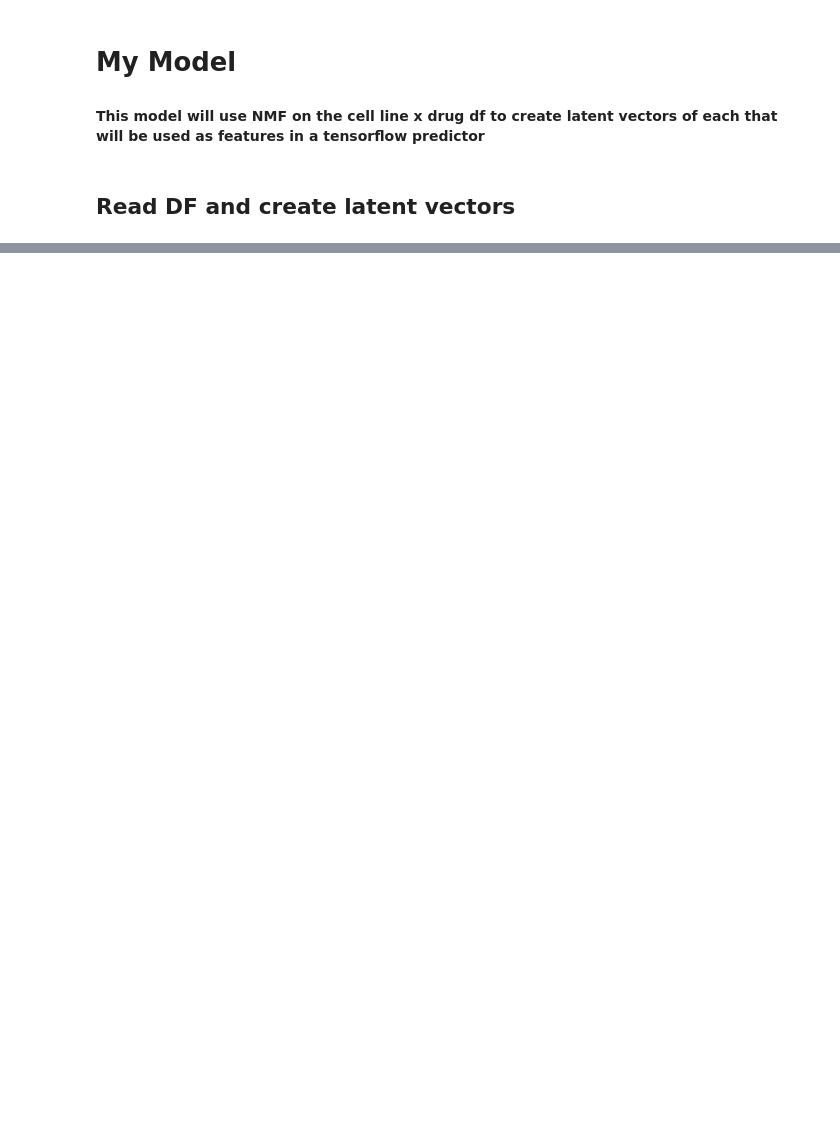
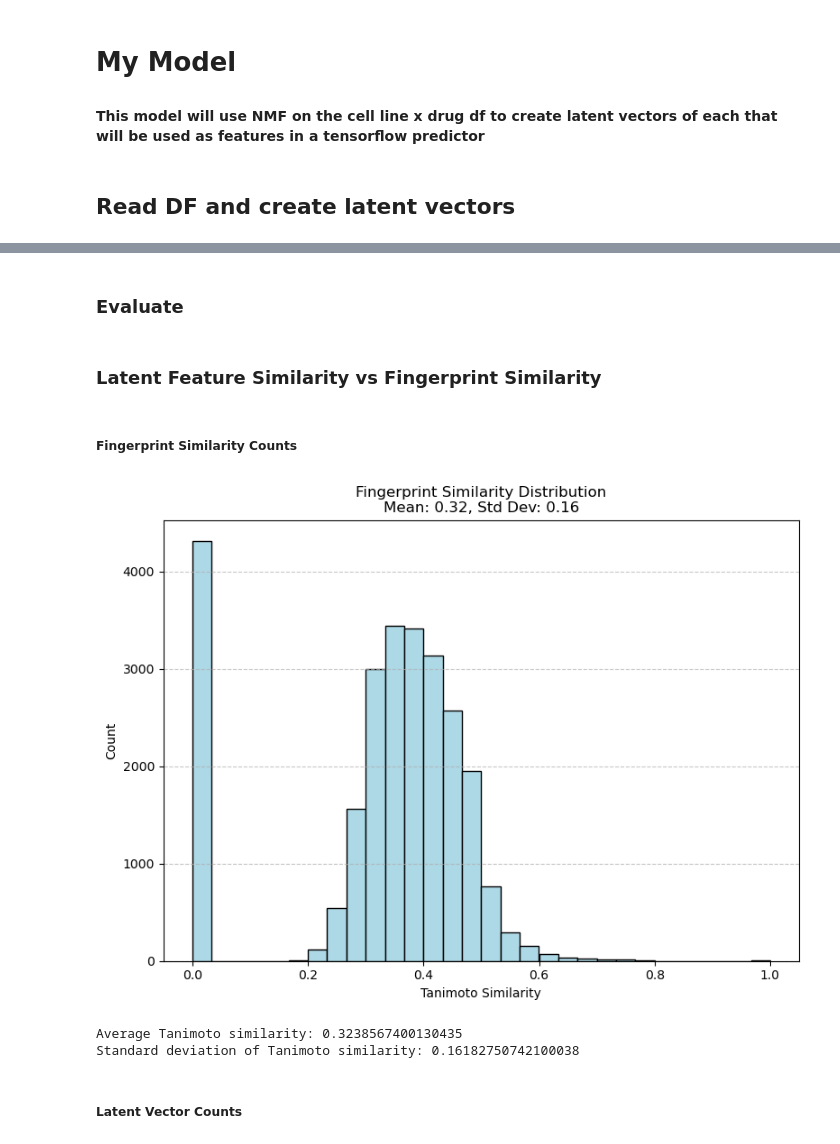
Before and after one commit to MatthewCarey24/CaDRReS-Sc, a Jupyter notebook: cs135_style/my_model.ipynb, the cells around one changed output, grey strips where cells are left out. Cells and saved outputs as stored; diff of their text form; code cells hidden in the pictures; blank space fills up the shorter version.

```diff
--- a/cs135_style/my_model.ipynb
+++ b/cs135_style/my_model.ipynb
@@ -144,0 +114,2 @@ ValueError: Negative values in data passed to NMF (input X)
+# %% [markdown]
+### Evaluate
@@ -144,0 +124,2 @@ ValueError: Negative values in data passed to NMF (input X)
+# %% [markdown]
+### Latent Feature Similarity vs Fingerprint Similarity
@@ -144,0 +177,40 @@ ValueError: Negative values in data passed to NMF (input X)
+# %% [markdown]
+##### Fingerprint Similarity Counts
+# %%
+import matplotlib.pyplot as plt
+from itertools import combinations
+
+dataset_drug_df = pd.read_csv('../preprocessed_data/GDSC/drug_stat.csv', index_col=0) # hn_drug_stat | drug_stat
+dataset_drug_df.index = dataset_drug_df.index.astype(str)
+pubchem_cids = dataset_drug_df.iloc[:, 6].to_dict()
+
+assert(len(pubchem_cids) == svd.components_.shape[1])
+
+fp_similarities = []
+
+compound_pairs = list(combinations(pubchem_cids.values(), 2))
+
+for compound1, compound2 in compound_pairs:
+    similarity = compute_fp_similarity_from_cid(compound1, compound2)
+    fp_similarities.append(similarity)
+
+mean_similarity = np.mean(fp_similarities)
+std_dev_similarity = np.std(fp_similarities)
+
+plt.figure(figsize=(8, 6))
+plt.hist(fp_similarities, bins=30, color='lightblue', edgecolor='black')
+plt.title(f"Fingerprint Similarity Distribution\nMean: {mean_similarity:.2f}, Std Dev: {std_dev_similarity:.2f}")
+plt.xlabel("Tanimoto Similarity")
+plt.ylabel("Count")
+plt.grid(axis='y', linestyle='--', alpha=0.7)
+plt.tight_layout()
+plt.show()
+
+print("Average Tanimoto similarity:", mean_similarity)
+print("Standard deviation of Tanimoto similarity:", std_dev_similarity)
+# %% [output]
+[figure, added]
+Average Tanimoto similarity: 0.3238567400130435
+Standard deviation of Tanimoto similarity: 0.16182750742100038
+# %% [markdown]
+##### Latent Vector Counts
```
Also changed, not shown: parts of 11 cells of this notebook.
